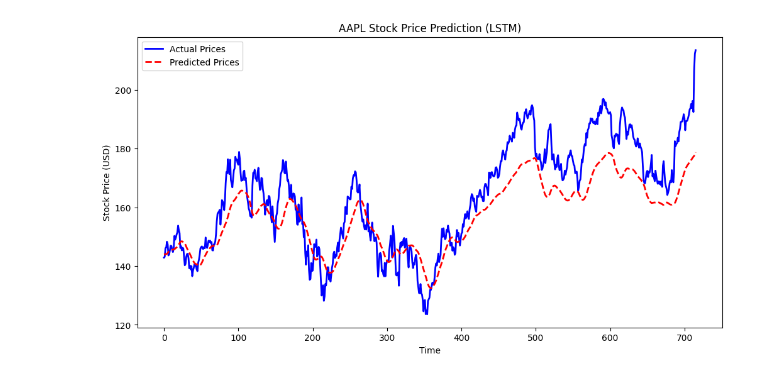
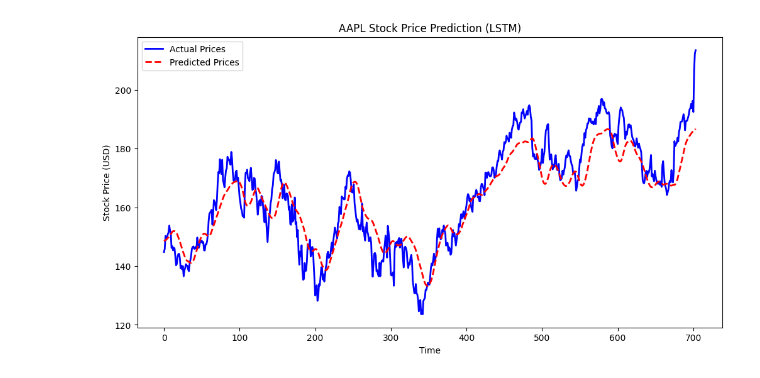
Before and after one commit to ScarletDawn03/FinalYearProject, a Jupyter notebook: LSTM.ipynb, the cells around one changed output. Saved outputs shown, nothing was run; the diff lists cells and outputs as text; code cells hidden in the pictures.

```diff
--- a/LSTM.ipynb
+++ b/LSTM.ipynb
@@ -61,7 +61,7 @@ def normalize_data(df):
     return scaled_data, scaler
 
 # Prepare the time-series data
-def create_time_series_data(df, scaled_data, window_size=60):
+def create_time_series_data(df, scaled_data, window_size=120):
     X = []
     y = []
 
@@ -210 +182 @@ Root Mean Square Error (RMSE): 10.2189
-[figure, old version]
+[figure, new version]
```
Also changed, not shown: parts of 1 cell of this notebook, 1 other file.
